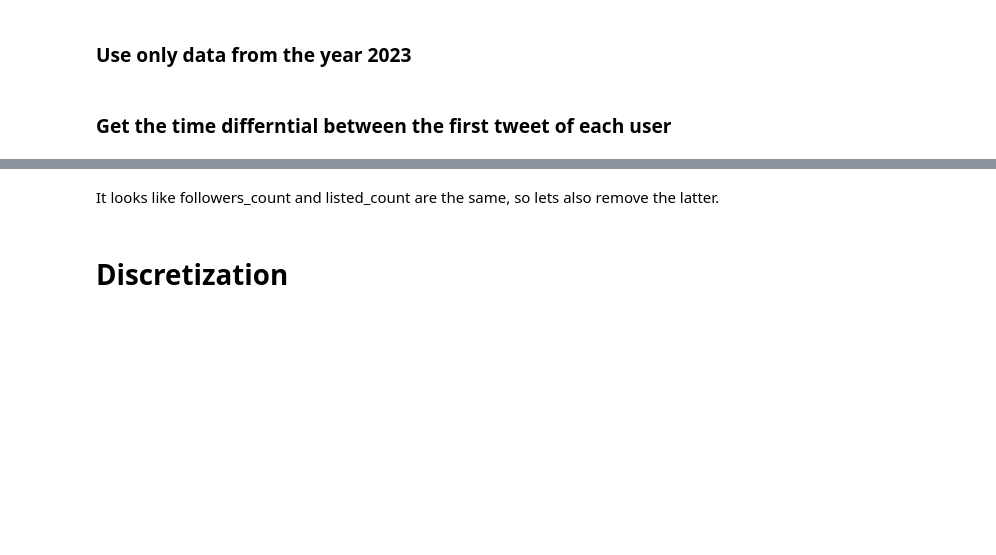
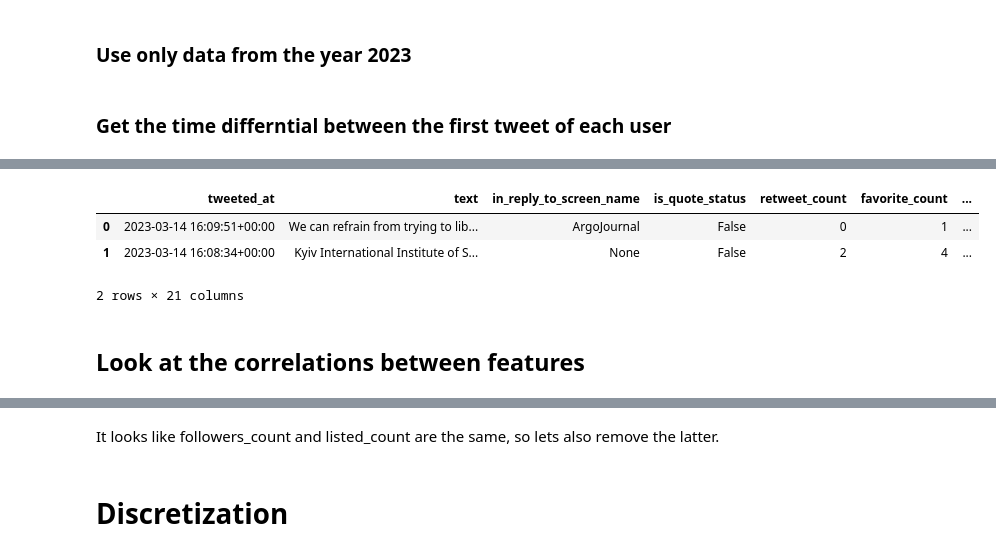
Before and after one commit to jakeat555/CS5850-Final-Project, a Jupyter notebook: DataPreprocessing.ipynb, the cells around one changed output, grey strips where cells are left out. Saved outputs shown, nothing was run; the diff lists cells and outputs as text; code cells hidden in the pictures; blank space fills up the shorter version.

```diff
--- a/DataPreprocessing.ipynb
+++ b/DataPreprocessing.ipynb
@@ -88 +83,5 @@ df1 = df1.drop(columns='media')
+# %%
+# df1.media == np.nan
+df1['has_media'] = df1.media.isnull()
+df1 = df1.drop(columns='media')
 # %%
@@ -110,13 +108,13 @@ df1 = df1[df1['tweeted_at'] >= '2023-01-01 00:00:00']
 # df1['secDiff'] = df1['timeDiff'].apply(lambda x: x.total_seconds())
 # df1['dayDiff'] = df1['secDiff']//86400
 # %%
-df1['realTimeDiff'] = pd.Timedelta(0)
-users = df1.user_id.unique()
+# df1['realTimeDiff'] = pd.Timedelta(0)
+# users = df1.user_id.unique()
 
-for user in users:
-    temp = df1.query('user_id == @user')
-    firstPost = temp.tweeted_at.min()
-    for postInd in temp.index:
-        diff = df1.loc[postInd].tweeted_at - firstPost
-        df1.at[postInd,'realTimeDiff'] = diff
+# for user in users:
+#     temp = df1.query('user_id == @user')
+#     firstPost = temp.tweeted_at.min()
+#     for postInd in temp.index:
+#         diff = df1.loc[postInd].tweeted_at - firstPost
+#         df1.at[postInd,'realTimeDiff'] = diff
 # %%
@@ -129,0 +124,8 @@ df1['hourDiff'] = df1['realTimeDiff'].apply(lambda x: x.total_seconds()//3600)
+# %%
+display(df1.head(2))
+# sns.lineplot(data = df1, x='minDiff',y='favorite_count')
+# %% [output]
+|  | tweeted_at | text | in_reply_to_screen_name | is_quote_status | retweet_count | favorite_count | ... |
+| 0 | 2023-03-14 16:09:51+00:00 | We can refrain from trying to lib... | ArgoJournal | False | 0 | 1 | ... |
+| 1 | 2023-03-14 16:08:34+00:00 | Kyiv International Institute of S... | None | False | 2 | 4 | ... |
+2 rows × 21 columns
@@ -130,3 +178,5 @@ df1['hourDiff'] = df1['realTimeDiff'].apply(lambda x: x.total_seconds()//3600)
+# %% [markdown]
+## Look at the correlations between features
 # %%
 corr= df1.corr()
 sns.heatmap(corr, cmap='coolwarm', annot=True)
```
Also changed, not shown: parts of 13 cells of this notebook, 9 other files.
